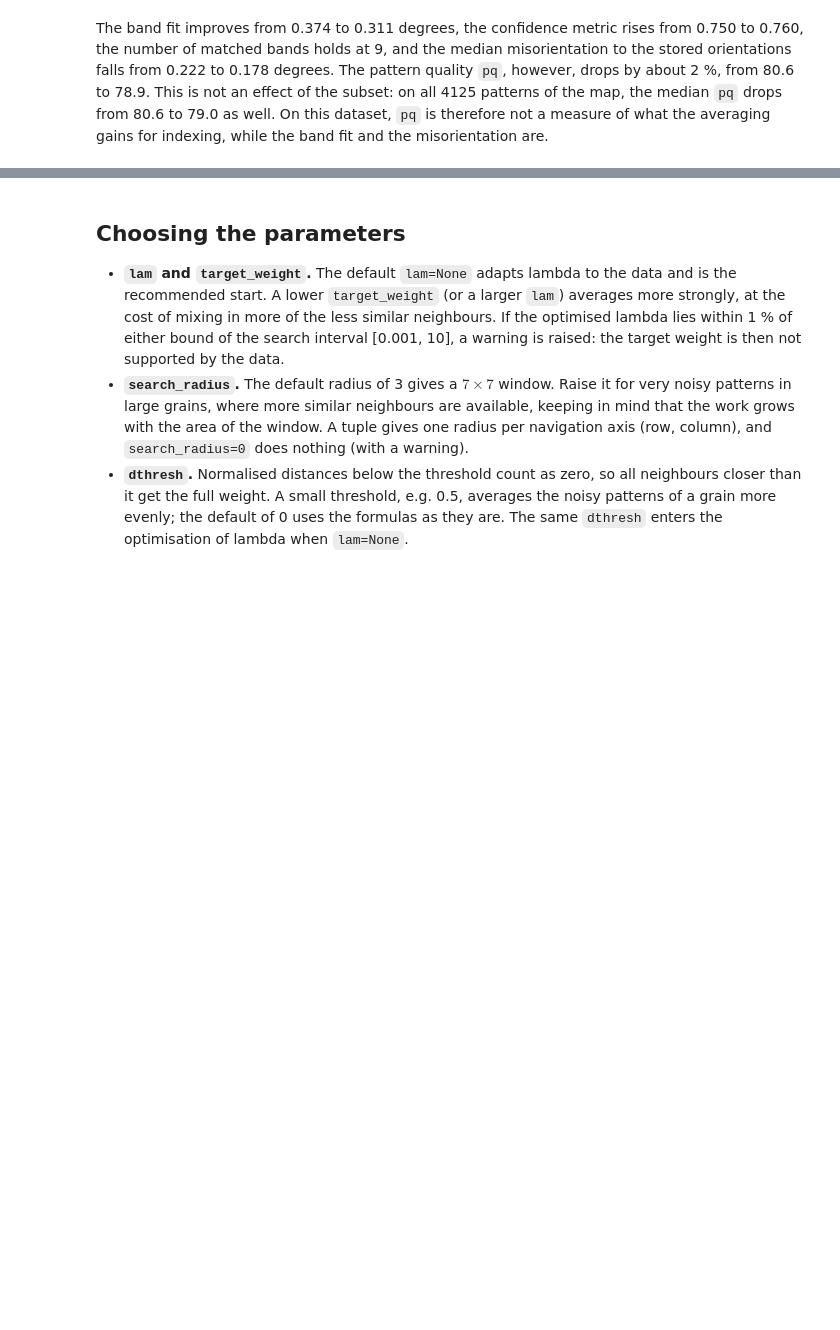
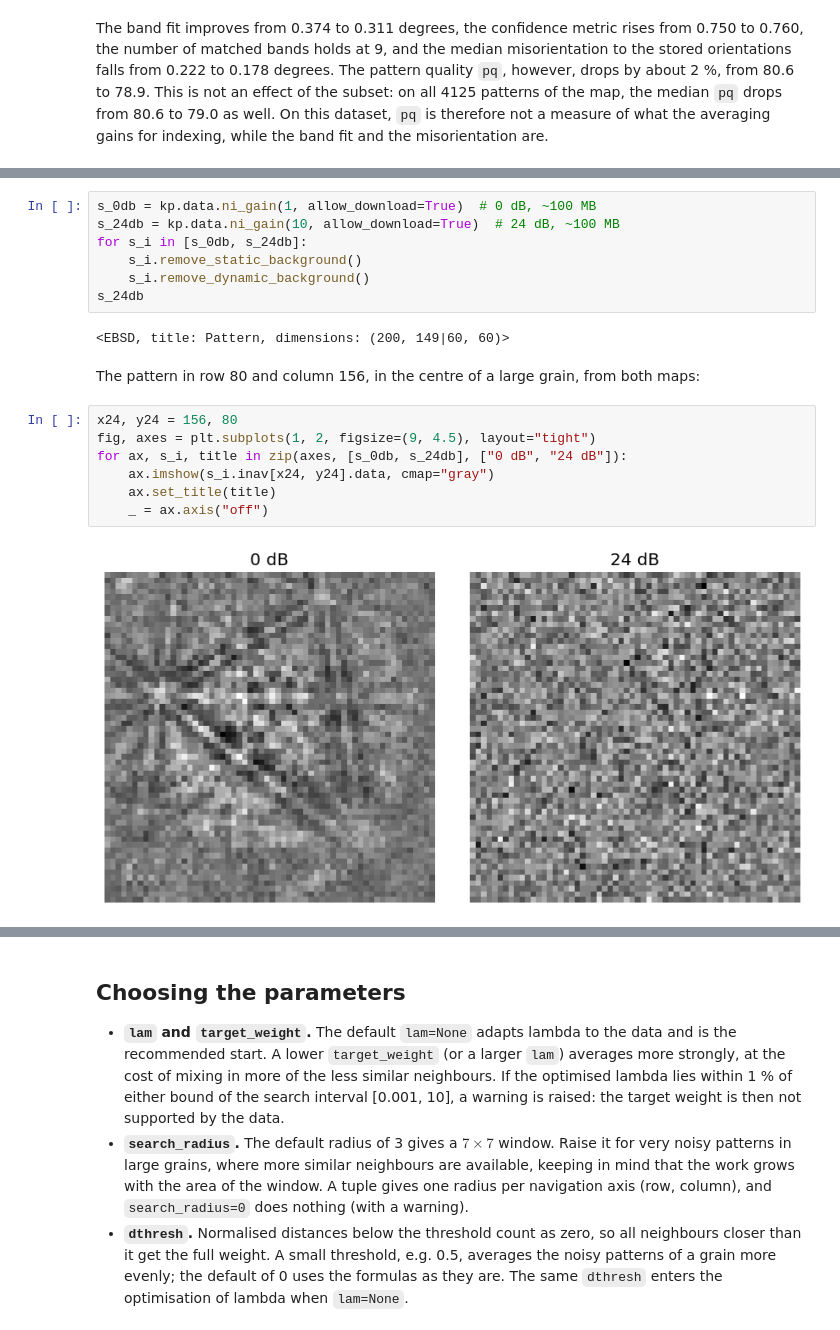
Before and after one commit to jwestraadt/kikuchipy, a Jupyter notebook: doc/tutorials/nlpar.ipynb, the cells around one changed output, grey strips where cells are left out. Cells and saved outputs as stored; diff of their text form; blank space fills up the shorter version.

```diff
--- a/doc/tutorials/nlpar.ipynb
+++ b/doc/tutorials/nlpar.ipynb
@@ -394,0 +407,20 @@ On this dataset, `pq` is therefore not a measure of what the averaging gains for
+# %%
+s_0db = kp.data.ni_gain(1, allow_download=True)  # 0 dB, ~100 MB
+s_24db = kp.data.ni_gain(10, allow_download=True)  # 24 dB, ~100 MB
+for s_i in [s_0db, s_24db]:
+    s_i.remove_static_background()
+    s_i.remove_dynamic_background()
+s_24db
+# %% [output]
+<EBSD, title: Pattern, dimensions: (200, 149|60, 60)>
+# %% [markdown]
+The pattern in row 80 and column 156, in the centre of a large grain, from both maps:
+# %%
+x24, y24 = 156, 80
+fig, axes = plt.subplots(1, 2, figsize=(9, 4.5), layout="tight")
+for ax, s_i, title in zip(axes, [s_0db, s_24db], ["0 dB", "24 dB"]):
+    ax.imshow(s_i.inav[x24, y24].data, cmap="gray")
+    ax.set_title(title)
+    _ = ax.axis("off")
+# %% [output]
+[figure, added]
```
Also changed, not shown: parts of 17 cells of this notebook, 2 other files.
